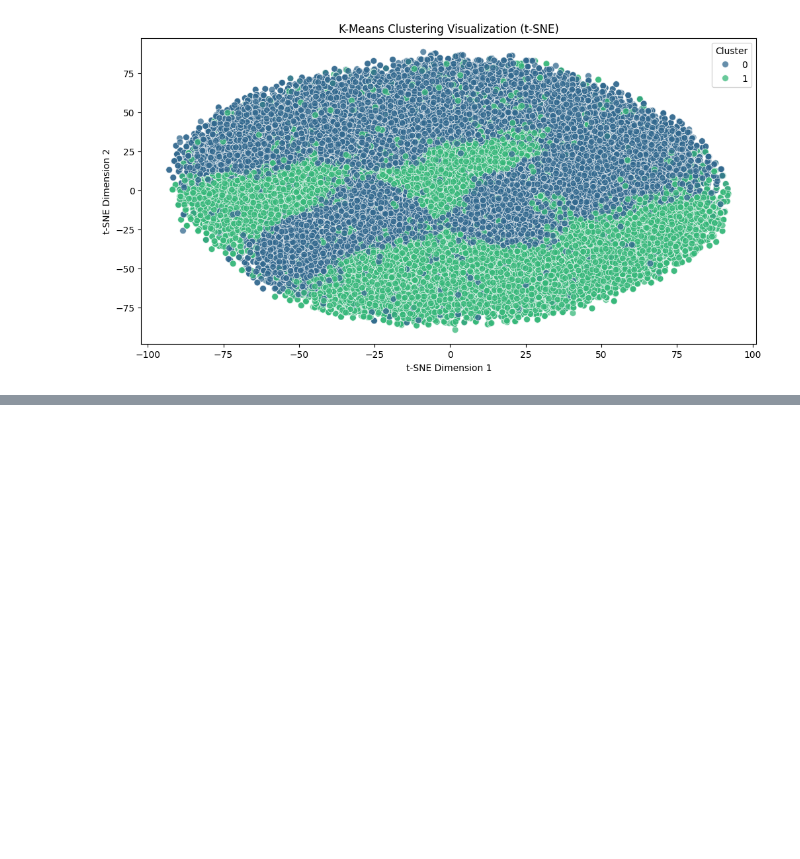
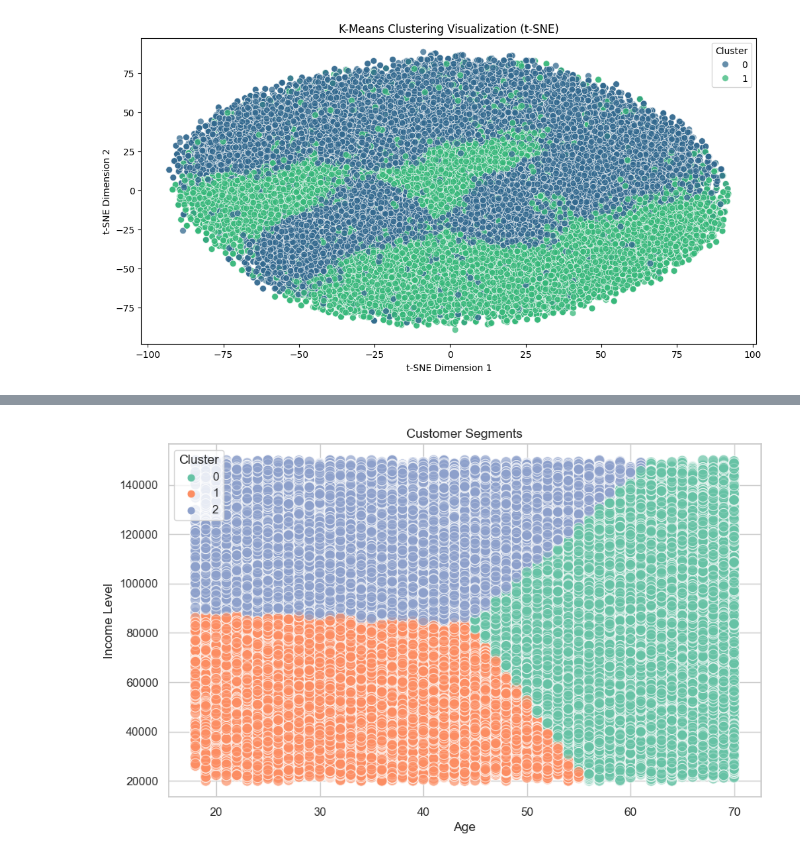
Before and after one commit to ghoshnirnay/Customer-Segmentation, a Jupyter notebook: customer-segmentation-code.ipynb, the cells around one changed output, grey strips where cells are left out. Drawn from its saved outputs; the diff is of its cells as text; code cells hidden in the pictures; blank space fills up the shorter version.

```diff
--- a/customer-segmentation-code.ipynb
+++ b/customer-segmentation-code.ipynb
@@ -6,7 +6,7 @@ import numpy as np
 from tabulate import tabulate  # Ensure 'tabulate' is installed
 import matplotlib.pyplot as  plt
 # Read the CSV file
-data = pd.read_csv(r"C:\Users\ghosh\Downloads\segmentation-modelling\customer_segmentation_data.csv")
+data = pd.read_csv("customer_segmentation_data.csv")
 
 data
 # %% [output]
@@ -628,0 +643,16 @@ plt.show()
+# %%
+#Data scaling and preprocessing
+import pandas as pd
+from sklearn.preprocessing import StandardScaler
+scaler = StandardScaler()
+x_train_transformed = scaler.fit_transform(data[['Age', 'Income Level']])  # Using 'Age' and 'Income Level' as features
+# %%
+#KMeans clustering
+from sklearn.cluster import KMeans
+
+# Initialize and fit the KMeans model
+kmeans = KMeans(n_clusters=3, random_state=42, n_init=10)  # Set n_clusters to your desired number
+data['cluster_id'] = kmeans.fit_predict(x_train_transformed)  # Add cluster labels to dataframe
+
+# Check the distribution of samples across clusters
+print(data['cluster_id'].value_counts())
@@ -628,0 +685,14 @@ plt.show()
+# %%
+import matplotlib.pyplot as plt
+import seaborn as sns
+
+# Visualizing cluster distribution
+plt.figure(figsize=(10, 6))
+sns.scatterplot(x=data['Age'], y=data['Income Level'], hue=data['cluster_id'], palette='Set2', s=100, alpha=0.7)
+plt.title('Customer Segments')
+plt.xlabel('Age')
+plt.ylabel('Income Level')
+plt.legend(title='Cluster', loc='upper left')
+plt.show()
+# %% [output]
+[figure, added]
```
Also changed, not shown: parts of 7 cells of this notebook.
